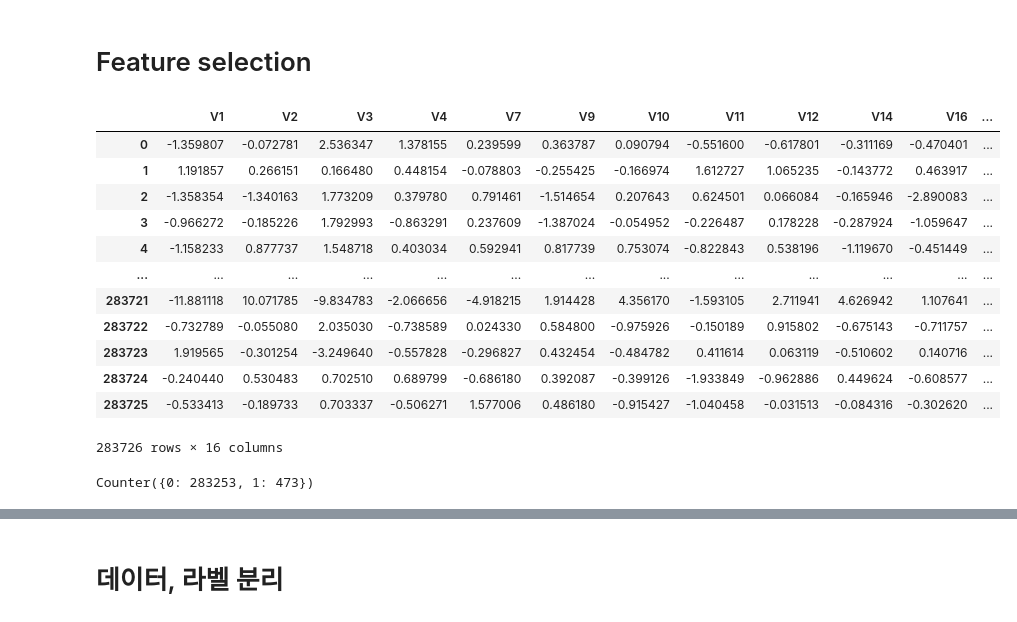
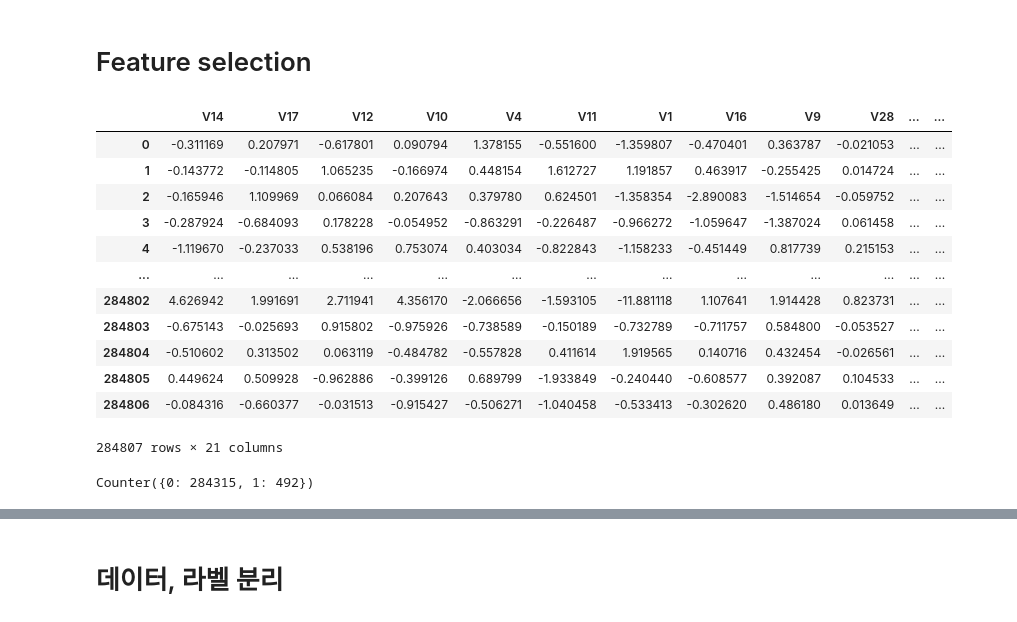
Before and after one commit to xoyeon/FDS, a Jupyter notebook: lstm-selected_Shap.ipynb, the cells around one changed output, grey strips where cells are left out. Saved outputs shown, nothing was run; the diff lists cells and outputs as text; code cells hidden in the pictures.

```diff
--- a/lstm-selected_Shap.ipynb
+++ b/lstm-selected_Shap.ipynb
@@ -27,25 +28,25 @@ df = data.copy()
 # %% [markdown]
 # Feature selection
 # %%
-df = data[['V1','V2','V3','V4','V7','V9','V10','V11','V12','V14','V16','V17','V18','V19','Amount','Class']]
+df = df[['V14','V17','V12','V10','V4','V11','V1','V16','V9','V28','V7','Amount','V18','V3','V19','V2','V26','V6','V13','V22','Class']]
 df
 # %% [output]
-|  | V1 | V2 | V3 | V4 | V7 | V9 | V10 | V11 | V12 | V14 | V16 | ... |
-| 0 | -1.359807 | -0.072781 | 2.536347 | 1.378155 | 0.239599 | 0.363787 | 0.090794 | -0.551600 | -0.617801 | -0.311169 | -0.470401 | ... |
-| 1 | 1.191857 | 0.266151 | 0.166480 | 0.448154 | -0.078803 | -0.255425 | -0.166974 | 1.612727 | 1.065235 | -0.143772 | 0.463917 | ... |
-| 2 | -1.358354 | -1.340163 | 1.773209 | 0.379780 | 0.791461 | -1.514654 | 0.207643 | 0.624501 | 0.066084 | -0.165946 | -2.890083 | ... |
-| 3 | -0.966272 | -0.185226 | 1.792993 | -0.863291 | 0.237609 | -1.387024 | -0.054952 | -0.226487 | 0.178228 | -0.287924 | -1.059647 | ... |
-| 4 | -1.158233 | 0.877737 | 1.548718 | 0.403034 | 0.592941 | 0.817739 | 0.753074 | -0.822843 | 0.538196 | -1.119670 | -0.451449 | ... |
+|  | V14 | V17 | V12 | V10 | V4 | V11 | V1 | V16 | V9 | V28 | ... | ... |
+| 0 | -0.311169 | 0.207971 | -0.617801 | 0.090794 | 1.378155 | -0.551600 | -1.359807 | -0.470401 | 0.363787 | -0.021053 | ... | ... |
+| 1 | -0.143772 | -0.114805 | 1.065235 | -0.166974 | 0.448154 | 1.612727 | 1.191857 | 0.463917 | -0.255425 | 0.014724 | ... | ... |
+| 2 | -0.165946 | 1.109969 | 0.066084 | 0.207643 | 0.379780 | 0.624501 | -1.358354 | -2.890083 | -1.514654 | -0.059752 | ... | ... |
+| 3 | -0.287924 | -0.684093 | 0.178228 | -0.054952 | -0.863291 | -0.226487 | -0.966272 | -1.059647 | -1.387024 | 0.061458 | ... | ... |
+| 4 | -1.119670 | -0.237033 | 0.538196 | 0.753074 | 0.403034 | -0.822843 | -1.158233 | -0.451449 | 0.817739 | 0.215153 | ... | ... |
 | ... | ... | ... | ... | ... | ... | ... | ... | ... | ... | ... | ... | ... |
-| 283721 | -11.881118 | 10.071785 | -9.834783 | -2.066656 | -4.918215 | 1.914428 | 4.356170 | -1.593105 | 2.711941 | 4.626942 | 1.107641 | ... |
-| 283722 | -0.732789 | -0.055080 | 2.035030 | -0.738589 | 0.024330 | 0.584800 | -0.975926 | -0.150189 | 0.915802 | -0.675143 | -0.711757 | ... |
-| 283723 | 1.919565 | -0.301254 | -3.249640 | -0.557828 | -0.296827 | 0.432454 | -0.484782 | 0.411614 | 0.063119 | -0.510602 | 0.140716 | ... |
-| 283724 | -0.240440 | 0.530483 | 0.702510 | 0.689799 | -0.686180 | 0.392087 | -0.399126 | -1.933849 | -0.962886 | 0.449624 | -0.608577 | ... |
-| 283725 | -0.533413 | -0.189733 | 0.703337 | -0.506271 | 1.577006 | 0.486180 | -0.915427 | -1.040458 | -0.031513 | -0.084316 | -0.302620 | ... |
+| 284802 | 4.626942 | 1.991691 | 2.711941 | 4.356170 | -2.066656 | -1.593105 | -11.881118 | 1.107641 | 1.914428 | 0.823731 | ... | ... |
+| 284803 | -0.675143 | -0.025693 | 0.915802 | -0.975926 | -0.738589 | -0.150189 | -0.732789 | -0.711757 | 0.584800 | -0.053527 | ... | ... |
+| 284804 | -0.510602 | 0.313502 | 0.063119 | -0.484782 | -0.557828 | 0.411614 | 1.919565 | 0.140716 | 0.432454 | -0.026561 | ... | ... |
+| 284805 | 0.449624 | 0.509928 | -0.962886 | -0.399126 | 0.689799 | -1.933849 | -0.240440 | -0.608577 | 0.392087 | 0.104533 | ... | ... |
+| 284806 | -0.084316 | -0.660377 | -0.031513 | -0.915427 | -0.506271 | -1.040458 | -0.533413 | -0.302620 | 0.486180 | 0.013649 | ... | ... |
-283726 rows × 16 columns
+284807 rows × 21 columns
 # %%
 from collections import Counter
 LABELS = ['0', '1']
 Counter(df['Class'])
 # %% [output]
-Counter({0: 283253, 1: 473})
+Counter({0: 284315, 1: 492})
```
Also changed, not shown: parts of 18 cells of this notebook, 4 other files.
